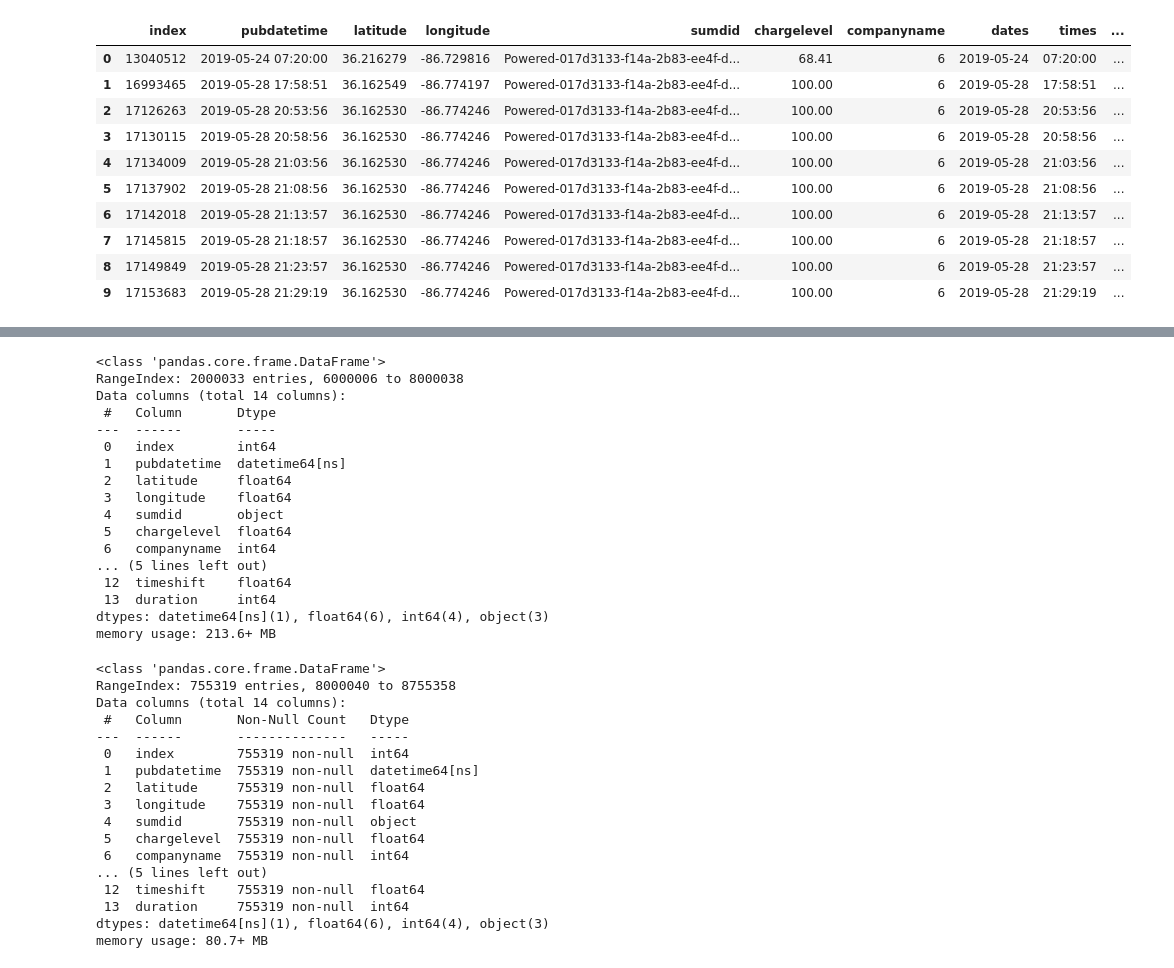
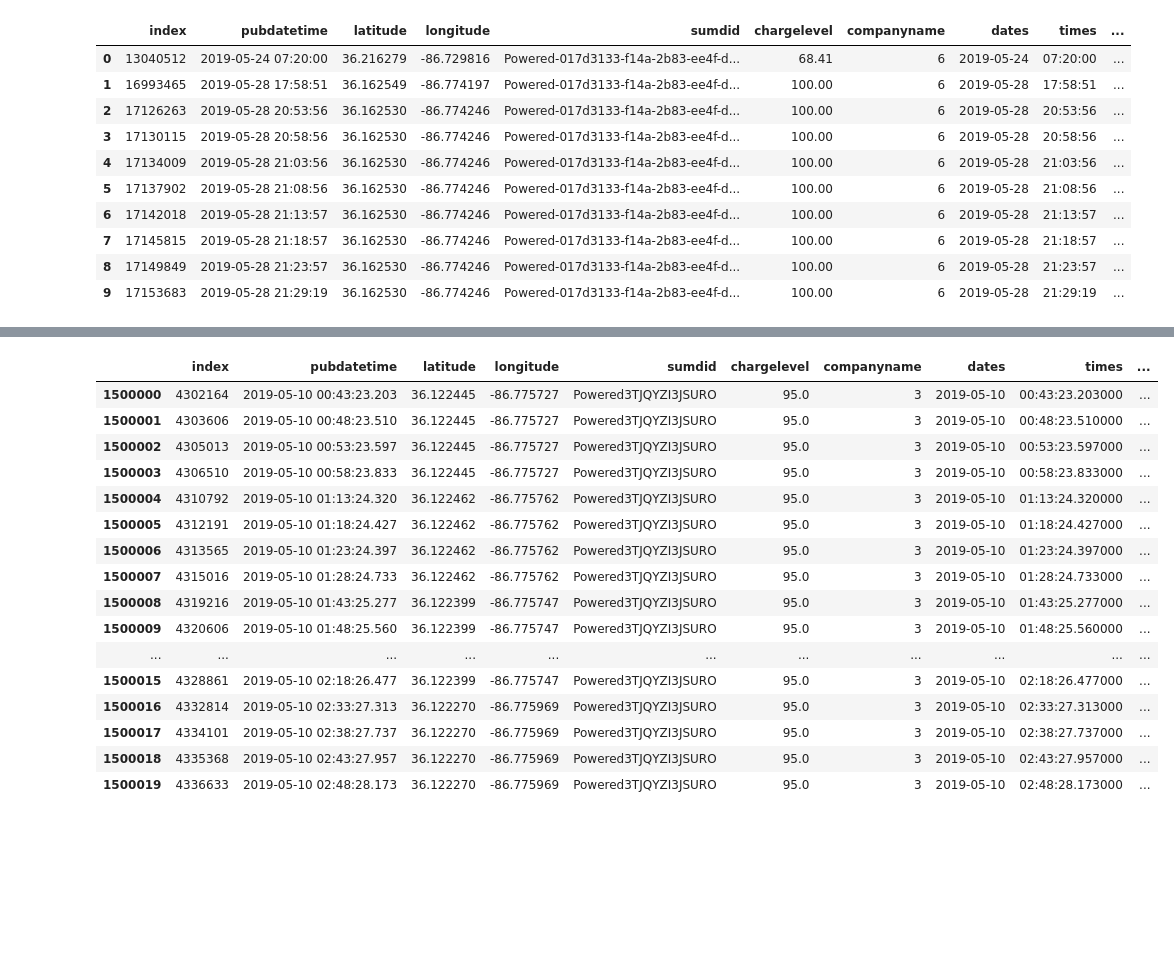
Before and after one commit to Rhunsilval/nashville_scooters_python, a Jupyter notebook: notebooks/2_exploration_may.ipynb, the cells around one changed output, grey strips where cells are left out. Drawn from its saved outputs; the diff is of its cells as text; code cells hidden in the pictures; blank space fills up the shorter version.

```diff
--- a/notebooks/2_exploration_may.ipynb
+++ b/notebooks/2_exploration_may.ipynb
@@ -684,4 +483,4 @@ minimay_stationaryscooter.head(20)
 
 # i tried this first - didn't work.  tried shift again - and this time it worked.
 # %%
-minimay_stationaryscooter['timeshift']= (minimay_stationaryscooter.pubdatetime - minimay_stationaryscooter.pubdatetime.shift())
+#minimay_stationaryscooter['timeshift']= (minimay_stationaryscooter.pubdatetime - minimay_stationaryscooter.pubdatetime.shift())
@@ -725,2 +491,4 @@ memory usage: 1015.6+ KB
 # %%
-minimay_stationaryscooter['timeshift'] = minimay_stationaryscooter['timeshift']/np.timedelta64(1, 's')
+#minimay_stationaryscooter['timeshift'] = minimay_stationaryscooter['timeshift']/np.timedelta64(1, 's')
+
+#this worked to give me a column that is in a form i can use
@@ -764,9 +499,9 @@ memory usage: 1015.6+ KB
 # %%
-def duration(row):
+'''def duration(row):
     if 240 <= row ['timeshift'] <= 360:
         return 5
     else:
         return 0
 
-minimay_stationaryscooter['duration'] = minimay_stationaryscooter.apply(duration, axis = 1)
+minimay_stationaryscooter['duration'] = minimay_stationaryscooter.apply(duration, axis = 1)'''
 # %% [output]
@@ -792,5 +511,5 @@ minimay_stationaryscooter.head(10)
 # %%
-minimay_stationaryscooter['cumulative_sum'] = 0 # initializing column
+'''minimay_stationaryscooter['cumulative_sum'] = 0 # initializing column
 previous_index = 0
 time_duration = 0
 for ind, row in minimay_stationaryscooter.iterrows():
@@ -798,5 +517,9 @@ for ind, row in minimay_stationaryscooter.iterrows():
         time_duration += 5
         minimay_stationaryscooter.loc[ind,'cumulative_sum'] = time_duration
     else:
-        time_duration = 0
+        time_duration = 0'''
+
+#this iterrow worked!  it gave me a computational column with time clusters of how long the scooter has
+#been in the same spot!
+#took about 3 seconds to run.  now to run on the larger df...
 # %% [output]
@@ -962,42 +574,0 @@ memory usage: 213.6+ MB
-# %%
-mini_4may_stationaryscooter = may_stationaryscooter[6000006:8000039]
-mini_4may_stationaryscooter.info()
-# %% [output]
-<class 'pandas.core.frame.DataFrame'>
-RangeIndex: 2000033 entries, 6000006 to 8000038
-Data columns (total 14 columns):
- #   Column       Dtype
----  ------       -----
- 0   index        int64
- 1   pubdatetime  datetime64[ns]
- 2   latitude     float64
- 3   longitude    float64
- 4   sumdid       object
- 5   chargelevel  float64
- 6   companyname  int64
-... (5 lines left out)
- 12  timeshift    float64
- 13  duration     int64
-dtypes: datetime64[ns](1), float64(6), int64(4), object(3)
-memory usage: 213.6+ MB
-# %%
-mini_5may_stationaryscooter = may_stationaryscooter[8000040:]
-mini_5may_stationaryscooter.info()
-# %% [output]
-<class 'pandas.core.frame.DataFrame'>
-RangeIndex: 755319 entries, 8000040 to 8755358
-Data columns (total 14 columns):
- #   Column       Non-Null Count   Dtype
----  ------       --------------   -----
- 0   index        755319 non-null  int64
- 1   pubdatetime  755319 non-null  datetime64[ns]
- 2   latitude     755319 non-null  float64
- 3   longitude    755319 non-null  float64
- 4   sumdid       755319 non-null  object
- 5   chargelevel  755319 non-null  float64
- 6   companyname  755319 non-null  int64
-... (5 lines left out)
- 12  timeshift    755319 non-null  float64
- 13  duration     755319 non-null  int64
-dtypes: datetime64[ns](1), float64(6), int64(4), object(3)
-memory usage: 80.7+ MB
@@ -1018,0 +575,20 @@ for ind, row in mini_1may_stationaryscooter.iterrows():
+# %%
+may_stationaryscooter.iloc[1500000:1500020]
+# %% [output]
+|  | index | pubdatetime | latitude | longitude | sumdid | chargelevel | companyname | dates | times | ... |
+| 1500000 | 4302164 | 2019-05-10 00:43:23.203 | 36.122445 | -86.775727 | Powered3TJQYZI3JSURO | 95.0 | 3 | 2019-05-10 | 00:43:23.203000 | ... |
+| 1500001 | 4303606 | 2019-05-10 00:48:23.510 | 36.122445 | -86.775727 | Powered3TJQYZI3JSURO | 95.0 | 3 | 2019-05-10 | 00:48:23.510000 | ... |
+| 1500002 | 4305013 | 2019-05-10 00:53:23.597 | 36.122445 | -86.775727 | Powered3TJQYZI3JSURO | 95.0 | 3 | 2019-05-10 | 00:53:23.597000 | ... |
+| 1500003 | 4306510 | 2019-05-10 00:58:23.833 | 36.122445 | -86.775727 | Powered3TJQYZI3JSURO | 95.0 | 3 | 2019-05-10 | 00:58:23.833000 | ... |
+| 1500004 | 4310792 | 2019-05-10 01:13:24.320 | 36.122462 | -86.775762 | Powered3TJQYZI3JSURO | 95.0 | 3 | 2019-05-10 | 01:13:24.320000 | ... |
+| 1500005 | 4312191 | 2019-05-10 01:18:24.427 | 36.122462 | -86.775762 | Powered3TJQYZI3JSURO | 95.0 | 3 | 2019-05-10 | 01:18:24.427000 | ... |
+| 1500006 | 4313565 | 2019-05-10 01:23:24.397 | 36.122462 | -86.775762 | Powered3TJQYZI3JSURO | 95.0 | 3 | 2019-05-10 | 01:23:24.397000 | ... |
+| 1500007 | 4315016 | 2019-05-10 01:28:24.733 | 36.122462 | -86.775762 | Powered3TJQYZI3JSURO | 95.0 | 3 | 2019-05-10 | 01:28:24.733000 | ... |
+| 1500008 | 4319216 | 2019-05-10 01:43:25.277 | 36.122399 | -86.775747 | Powered3TJQYZI3JSURO | 95.0 | 3 | 2019-05-10 | 01:43:25.277000 | ... |
+| 1500009 | 4320606 | 2019-05-10 01:48:25.560 | 36.122399 | -86.775747 | Powered3TJQYZI3JSURO | 95.0 | 3 | 2019-05-10 | 01:48:25.560000 | ... |
+| ... | ... | ... | ... | ... | ... | ... | ... | ... | ... | ... |
+| 1500015 | 4328861 | 2019-05-10 02:18:26.477 | 36.122399 | -86.775747 | Powered3TJQYZI3JSURO | 95.0 | 3 | 2019-05-10 | 02:18:26.477000 | ... |
+| 1500016 | 4332814 | 2019-05-10 02:33:27.313 | 36.122270 | -86.775969 | Powered3TJQYZI3JSURO | 95.0 | 3 | 2019-05-10 | 02:33:27.313000 | ... |
+| 1500017 | 4334101 | 2019-05-10 02:38:27.737 | 36.122270 | -86.775969 | Powered3TJQYZI3JSURO | 95.0 | 3 | 2019-05-10 | 02:38:27.737000 | ... |
+| 1500018 | 4335368 | 2019-05-10 02:43:27.957 | 36.122270 | -86.775969 | Powered3TJQYZI3JSURO | 95.0 | 3 | 2019-05-10 | 02:43:27.957000 | ... |
+| 1500019 | 4336633 | 2019-05-10 02:48:28.173 | 36.122270 | -86.775969 | Powered3TJQYZI3JSURO | 95.0 | 3 | 2019-05-10 | 02:48:28.173000 | ... |
```
Also changed, not shown: parts of 62 cells of this notebook, 2 other files.
